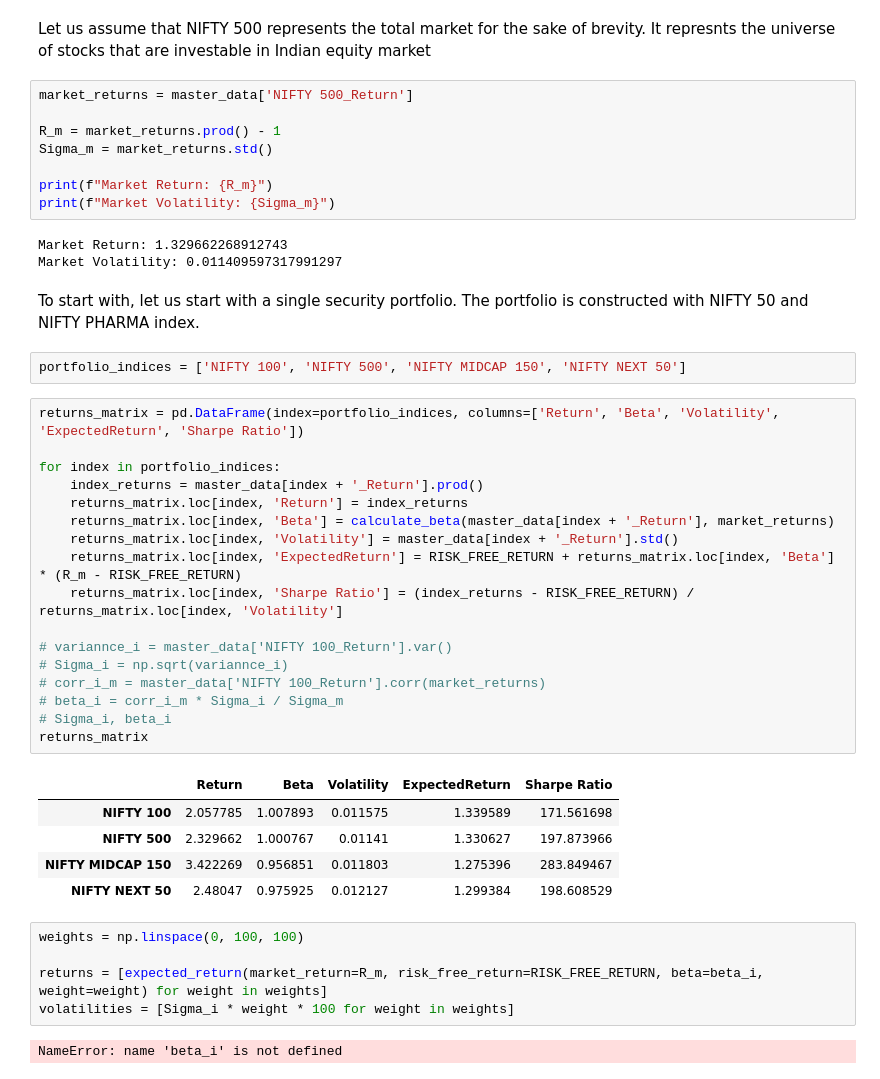
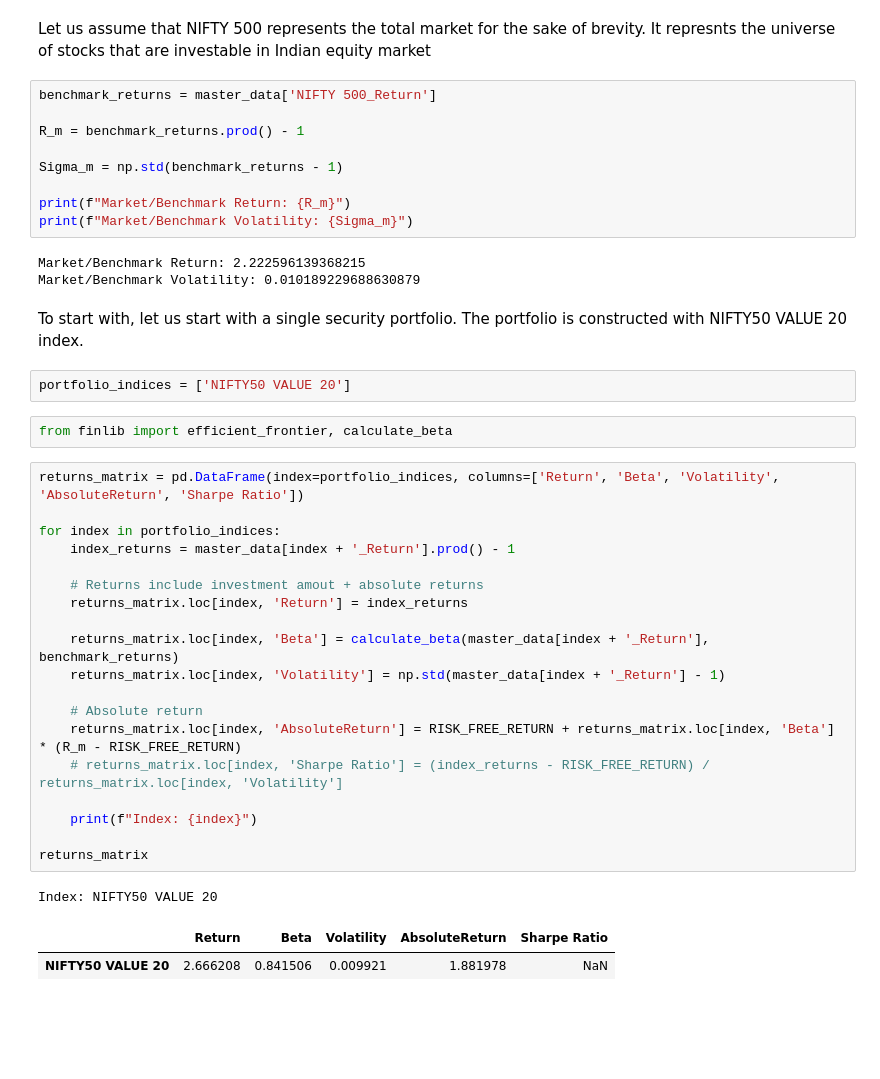
Before and after one commit to akhilesh84/pythonlab, a Jupyter notebook: Notebooks/Finance/Portfolio Construction with index funds.ipynb, the cells around one changed output. Drawn from its saved outputs; the diff is of its cells as text; blank space fills up the shorter version.

```diff
--- a/Notebooks/Finance/Portfolio Construction with index funds.ipynb
+++ b/Notebooks/Finance/Portfolio Construction with index funds.ipynb
@@ -59,47 +78,43 @@ def expected_return(market_return, risk_free_return, beta, weight = 1):
 # %% [markdown]
 Let us assume that NIFTY 500 represents the total market for the sake of brevity. It represnts the universe of stocks that are investable in Indian equity market
 # %%
-market_returns = master_data['NIFTY 500_Return']
+benchmark_returns = master_data['NIFTY 500_Return']
 
-R_m = market_returns.prod() - 1
-Sigma_m = market_returns.std()
+R_m = benchmark_returns.prod() - 1
 
-print(f"Market Return: {R_m}")
-print(f"Market Volatility: {Sigma_m}")
+Sigma_m = np.std(benchmark_returns - 1)
+
+print(f"Market/Benchmark Return: {R_m}")
+print(f"Market/Benchmark Volatility: {Sigma_m}")
 # %% [output]
-Market Return: 1.329662268912743
-Market Volatility: 0.011409597317991297
+Market/Benchmark Return: 2.222596139368215
+Market/Benchmark Volatility: 0.010189229688630879
 # %% [markdown]
-To start with, let us start with a single security portfolio. The portfolio is constructed with NIFTY 50 and NIFTY PHARMA index.
+To start with, let us start with a single security portfolio. The portfolio is constructed with NIFTY50 VALUE 20 index.
-# %%
-portfolio_indices = ['NIFTY 100', 'NIFTY 500', 'NIFTY MIDCAP 150', 'NIFTY NEXT 50']
+# %%
+portfolio_indices = ['NIFTY50 VALUE 20']
+# %%
+from finlib import efficient_frontier, calculate_beta
 # %%
-returns_matrix = pd.DataFrame(index=portfolio_indices, columns=['Return', 'Beta', 'Volatility', 'ExpectedReturn', 'Sharpe Ratio'])
+returns_matrix = pd.DataFrame(index=portfolio_indices, columns=['Return', 'Beta', 'Volatility', 'AbsoluteReturn', 'Sharpe Ratio'])
 
 for index in portfolio_indices:
-    index_returns = master_data[index + '_Return'].prod()
+    index_returns = master_data[index + '_Return'].prod() - 1
+
+    # Returns include investment amout + absolute returns
     returns_matrix.loc[index, 'Return'] = index_returns
-    returns_matrix.loc[index, 'Beta'] = calculate_beta(master_data[index + '_Return'], market_returns)
-    returns_matrix.loc[index, 'Volatility'] = master_data[index + '_Return'].std()
-    returns_matrix.loc[index, 'ExpectedReturn'] = RISK_FREE_RETURN + returns_matrix.loc[index, 'Beta'] * (R_m - RISK_FREE_RETURN)
-    returns_matrix.loc[index, 'Sharpe Ratio'] = (index_returns - RISK_FREE_RETURN) / returns_matrix.loc[index, 'Volatility']
 
-# variannce_i = master_data['NIFTY 100_Return'].var()
-# Sigma_i = np.sqrt(variannce_i)
-# corr_i_m = master_data['NIFTY 100_Return'].corr(market_returns)
-# beta_i = corr_i_m * Sigma_i / Sigma_m
-# Sigma_i, beta_i
+    returns_matrix.loc[index, 'Beta'] = calculate_beta(master_data[index + '_Return'], benchmark_returns)
+    returns_matrix.loc[index, 'Volatility'] = np.std(master_data[index + '_Return'] - 1)
+
+    # Absolute return
+    returns_matrix.loc[index, 'AbsoluteReturn'] = RISK_FREE_RETURN + returns_matrix.loc[index, 'Beta'] * (R_m - RISK_FREE_RETURN)
+    # returns_matrix.loc[index, 'Sharpe Ratio'] = (index_returns - RISK_FREE_RETURN) / returns_matrix.loc[index, 'Volatility']
+
+    print(f"Index: {index}")
+
 returns_matrix
 # %% [output]
+Index: NIFTY50 VALUE 20
-|  | Return | Beta | Volatility | ExpectedReturn | Sharpe Ratio |
-| NIFTY 100 | 2.057785 | 1.007893 | 0.011575 | 1.339589 | 171.561698 |
-| NIFTY 500 | 2.329662 | 1.000767 | 0.01141 | 1.330627 | 197.873966 |
-| NIFTY MIDCAP 150 | 3.422269 | 0.956851 | 0.011803 | 1.275396 | 283.849467 |
-| NIFTY NEXT 50 | 2.48047 | 0.975925 | 0.012127 | 1.299384 | 198.608529 |
+|  | Return | Beta | Volatility | AbsoluteReturn | Sharpe Ratio |
+| NIFTY50 VALUE 20 | 2.666208 | 0.841506 | 0.009921 | 1.881978 | NaN |
-# %%
-weights = np.linspace(0, 100, 100)
-
-returns = [expected_return(market_return=R_m, risk_free_return=RISK_FREE_RETURN, beta=beta_i, weight=weight) for weight in weights]
-volatilities = [Sigma_i * weight * 100 for weight in weights]
-# %% [output]
-NameError: name 'beta_i' is not defined
```
Also changed, not shown: parts of 11 cells of this notebook, 4 other files.
